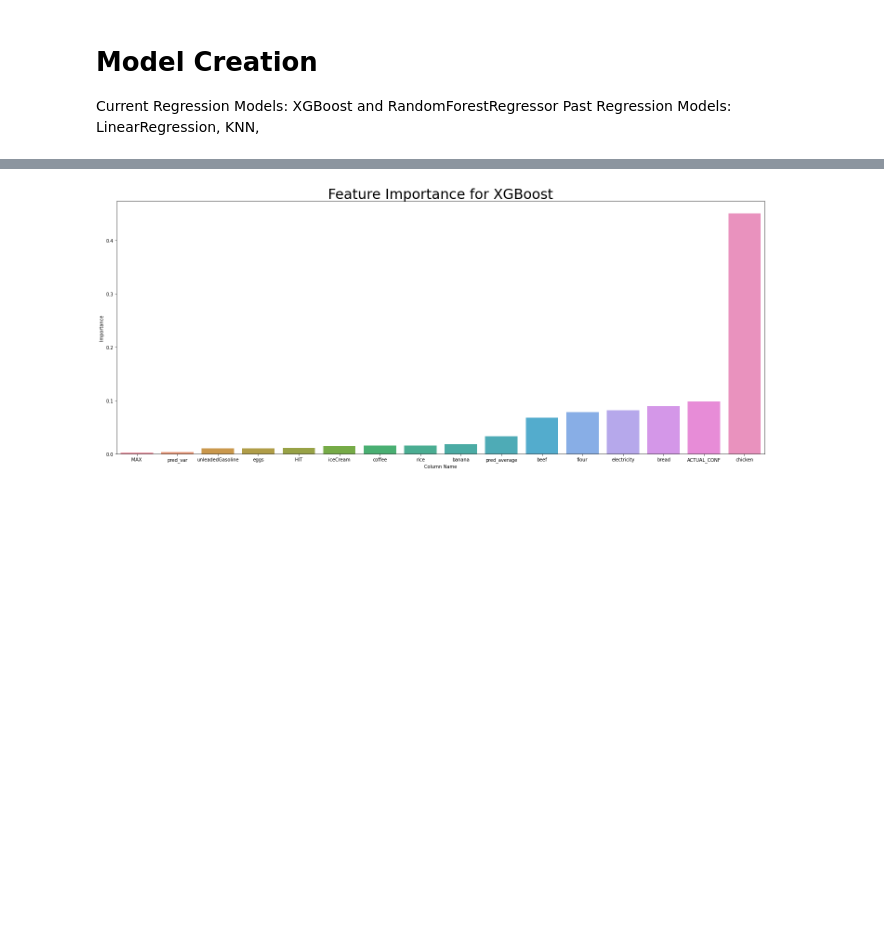
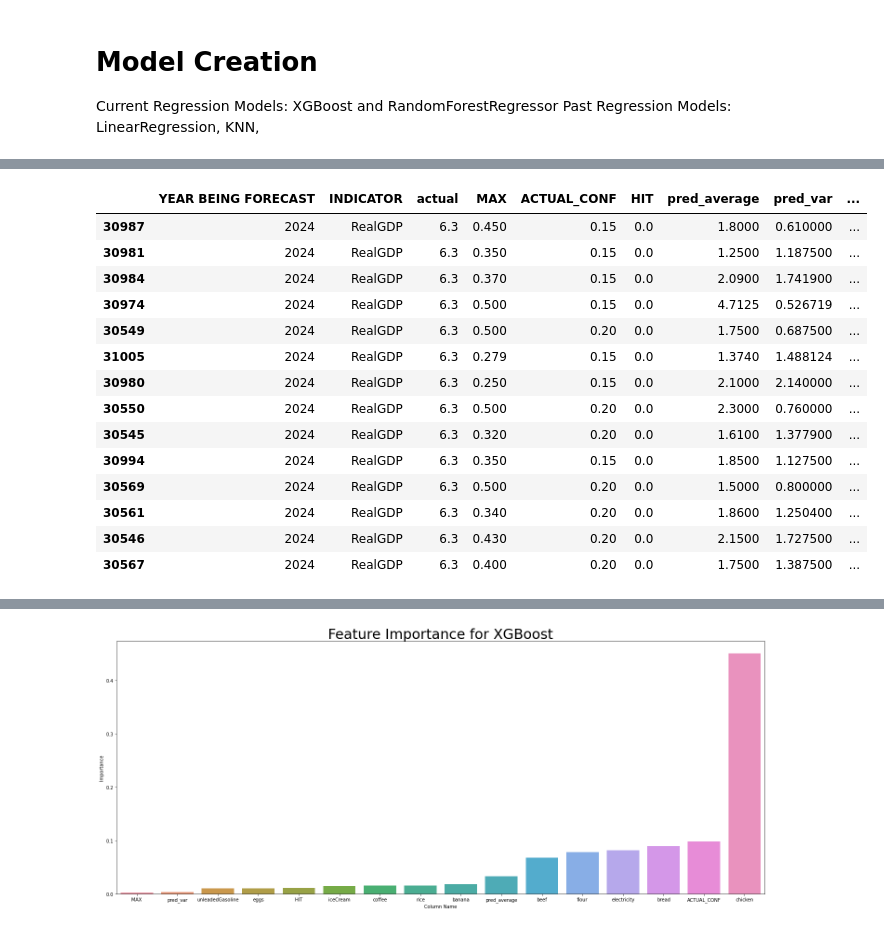
Before and after one commit to mbearw-berkeley/W210-Capstone, a Jupyter notebook: models/RegressionModel Class notebook.ipynb, the cells around one changed output, grey strips where cells are left out. Cells and saved outputs as stored; diff of their text form; code cells hidden in the pictures; blank space fills up the shorter version.

```diff
--- a/models/RegressionModel Class notebook.ipynb
+++ b/models/RegressionModel Class notebook.ipynb
@@ -73,3 +74,7 @@ train,val = train_test_split(train,test_size=0.25, random_state=42,stratify = tr
 
 Current Regression Models: XGBoost and RandomForestRegressor
 Past Regression Models: LinearRegression, KNN,
+# %%
+train=pd.read_csv("../data/TrainingData/shuffled_train.csv")
+test=pd.read_csv("../data/TestData/shuffled_test.csv")
+val=pd.read_csv("../data/ValidationData/val.csv")
@@ -241,3 +256,22 @@ grouped
+# %%
+val[val["INDICATOR"]=="RealGDP"]['actual']
+val[(val["INDICATOR"]=="RealGDP") &(val['YEAR BEING FORECAST']==2024)]
+# %% [output]
+|  | YEAR BEING FORECAST | INDICATOR | actual | MAX | ACTUAL_CONF | HIT | pred_average | pred_var | ... |
+| 30987 | 2024 | RealGDP | 6.3 | 0.450 | 0.15 | 0.0 | 1.8000 | 0.610000 | ... |
+| 30981 | 2024 | RealGDP | 6.3 | 0.350 | 0.15 | 0.0 | 1.2500 | 1.187500 | ... |
+| 30984 | 2024 | RealGDP | 6.3 | 0.370 | 0.15 | 0.0 | 2.0900 | 1.741900 | ... |
+| 30974 | 2024 | RealGDP | 6.3 | 0.500 | 0.15 | 0.0 | 4.7125 | 0.526719 | ... |
+| 30549 | 2024 | RealGDP | 6.3 | 0.500 | 0.20 | 0.0 | 1.7500 | 0.687500 | ... |
+| 31005 | 2024 | RealGDP | 6.3 | 0.279 | 0.15 | 0.0 | 1.3740 | 1.488124 | ... |
+| 30980 | 2024 | RealGDP | 6.3 | 0.250 | 0.15 | 0.0 | 2.1000 | 2.140000 | ... |
+| 30550 | 2024 | RealGDP | 6.3 | 0.500 | 0.20 | 0.0 | 2.3000 | 0.760000 | ... |
+| 30545 | 2024 | RealGDP | 6.3 | 0.320 | 0.20 | 0.0 | 1.6100 | 1.377900 | ... |
+| 30994 | 2024 | RealGDP | 6.3 | 0.350 | 0.15 | 0.0 | 1.8500 | 1.127500 | ... |
+| 30569 | 2024 | RealGDP | 6.3 | 0.500 | 0.20 | 0.0 | 1.5000 | 0.800000 | ... |
+| 30561 | 2024 | RealGDP | 6.3 | 0.340 | 0.20 | 0.0 | 1.8600 | 1.250400 | ... |
+| 30546 | 2024 | RealGDP | 6.3 | 0.430 | 0.20 | 0.0 | 2.1500 | 1.727500 | ... |
+| 30567 | 2024 | RealGDP | 6.3 | 0.400 | 0.20 | 0.0 | 1.7500 | 1.387500 | ... |
 # %%
 xgboost = RegressionModel("XGBoost", XGBRegressor(verbosity=0))
 xg_preds = xgboost.get_predictions("RealGDP")
```
Also changed, not shown: parts of 14 cells of this notebook, 18 other files.
